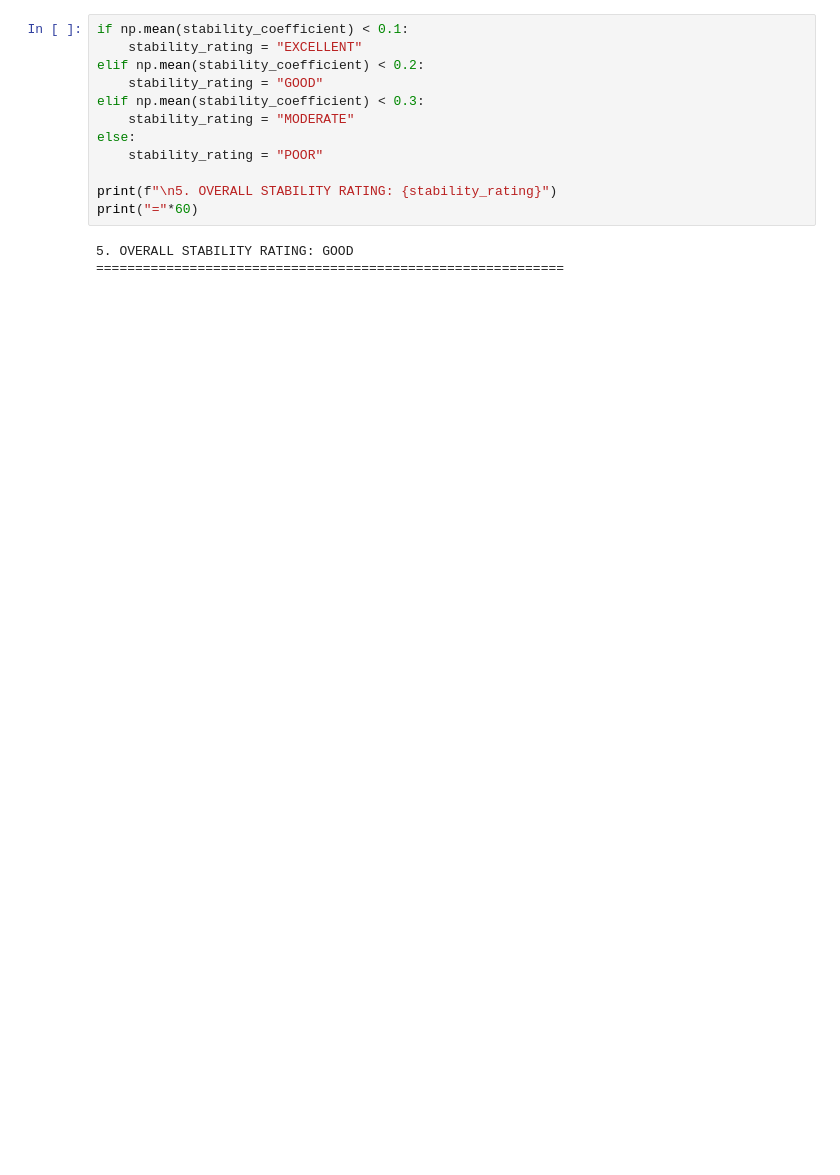
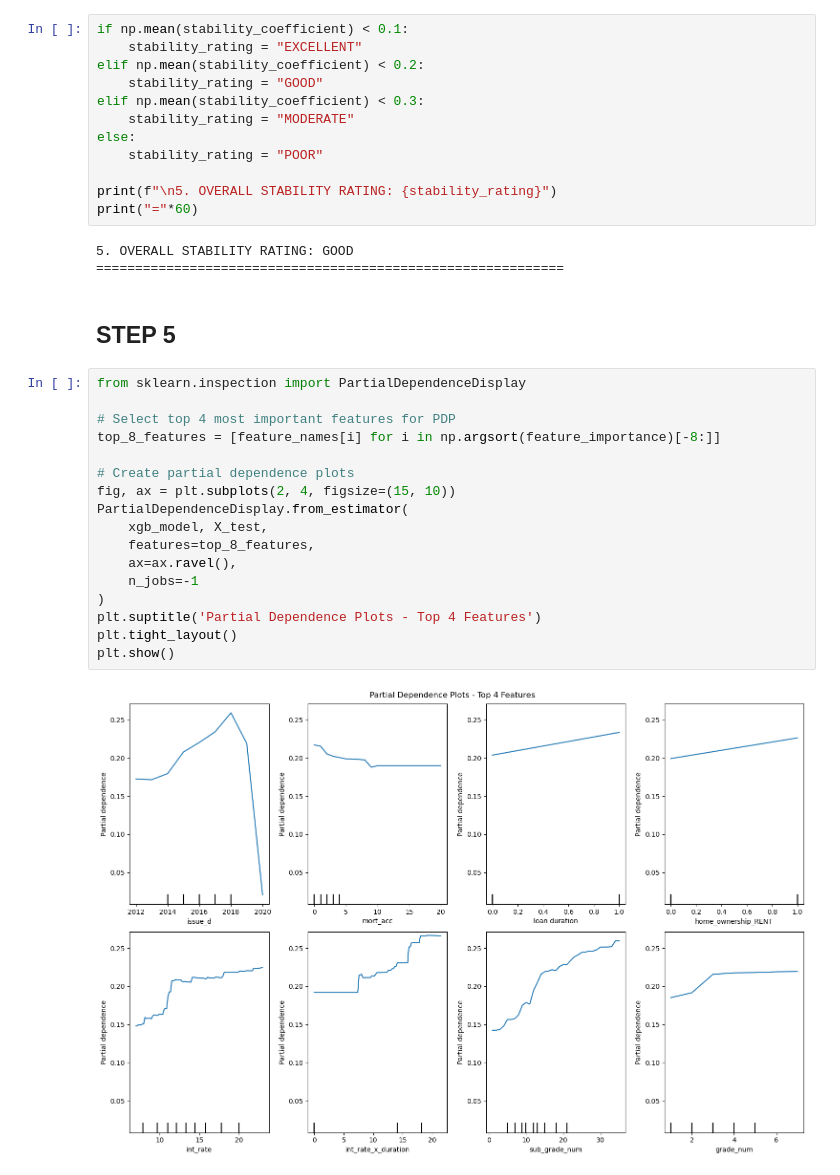
Before and after one commit to maximotk/explainable-credit-scoring, a Jupyter notebook: eda.ipynb, the cells around one changed output. Cells and saved outputs as stored; diff of their text form; blank space fills up the shorter version.

Commit message:
refactor: steps 2, 3, 5, 7 completed

```diff
--- a/eda.ipynb
+++ b/eda.ipynb
@@ -723,3 +679,24 @@ print("="*60)
 # %% [output]
 5. OVERALL STABILITY RATING: GOOD
 ============================================================
+# %% [markdown]
+## STEP 5
+# %%
+from sklearn.inspection import PartialDependenceDisplay
+
+# Select top 4 most important features for PDP
+top_8_features = [feature_names[i] for i in np.argsort(feature_importance)[-8:]]
+
+# Create partial dependence plots
+fig, ax = plt.subplots(2, 4, figsize=(15, 10))
+PartialDependenceDisplay.from_estimator(
+    xgb_model, X_test,
+    features=top_8_features,
+    ax=ax.ravel(),
+    n_jobs=-1
+)
+plt.suptitle('Partial Dependence Plots - Top 4 Features')
+plt.tight_layout()
+plt.show()
+# %% [output]
+[figure, added]
```
Also changed, not shown: parts of 14 cells of this notebook, 1 other file.
